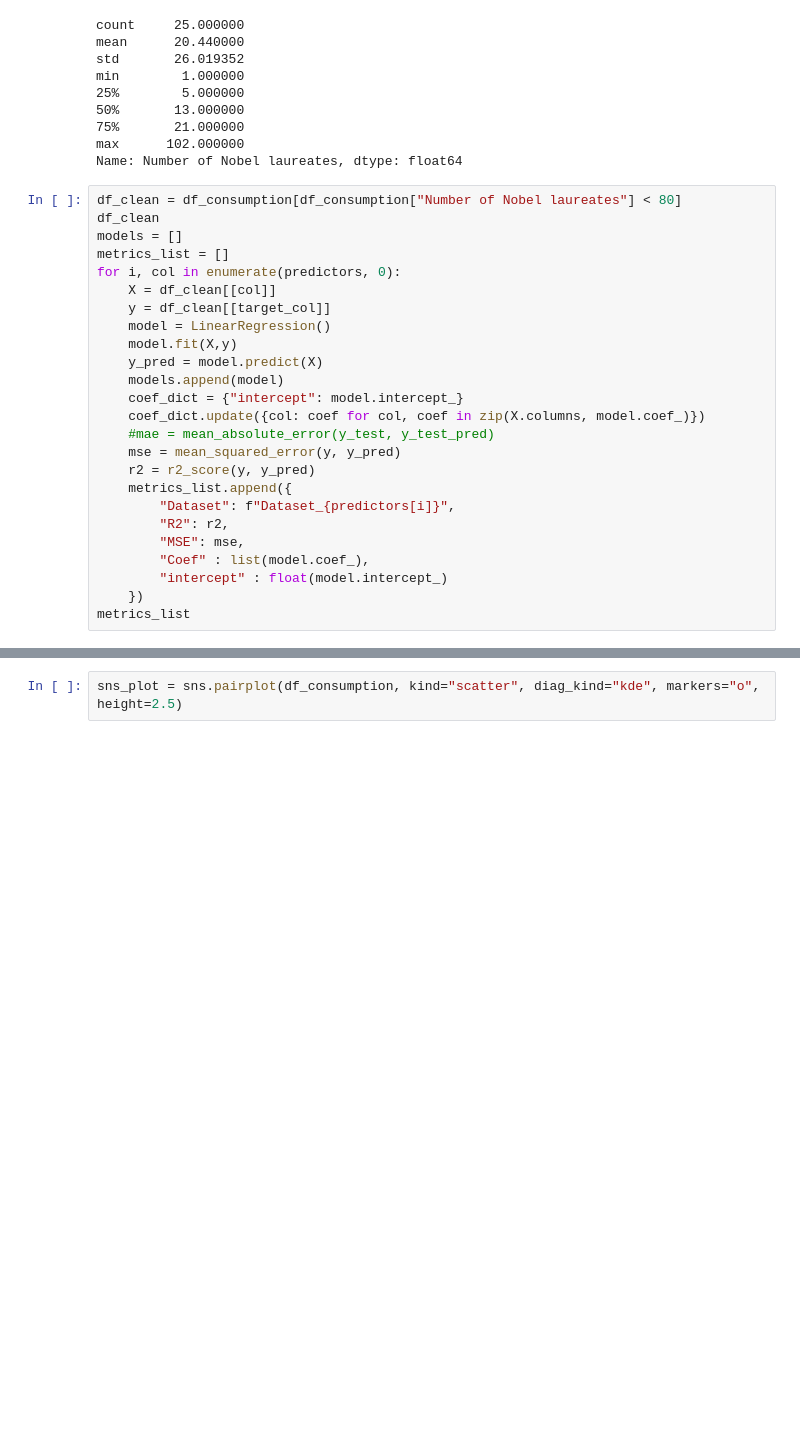
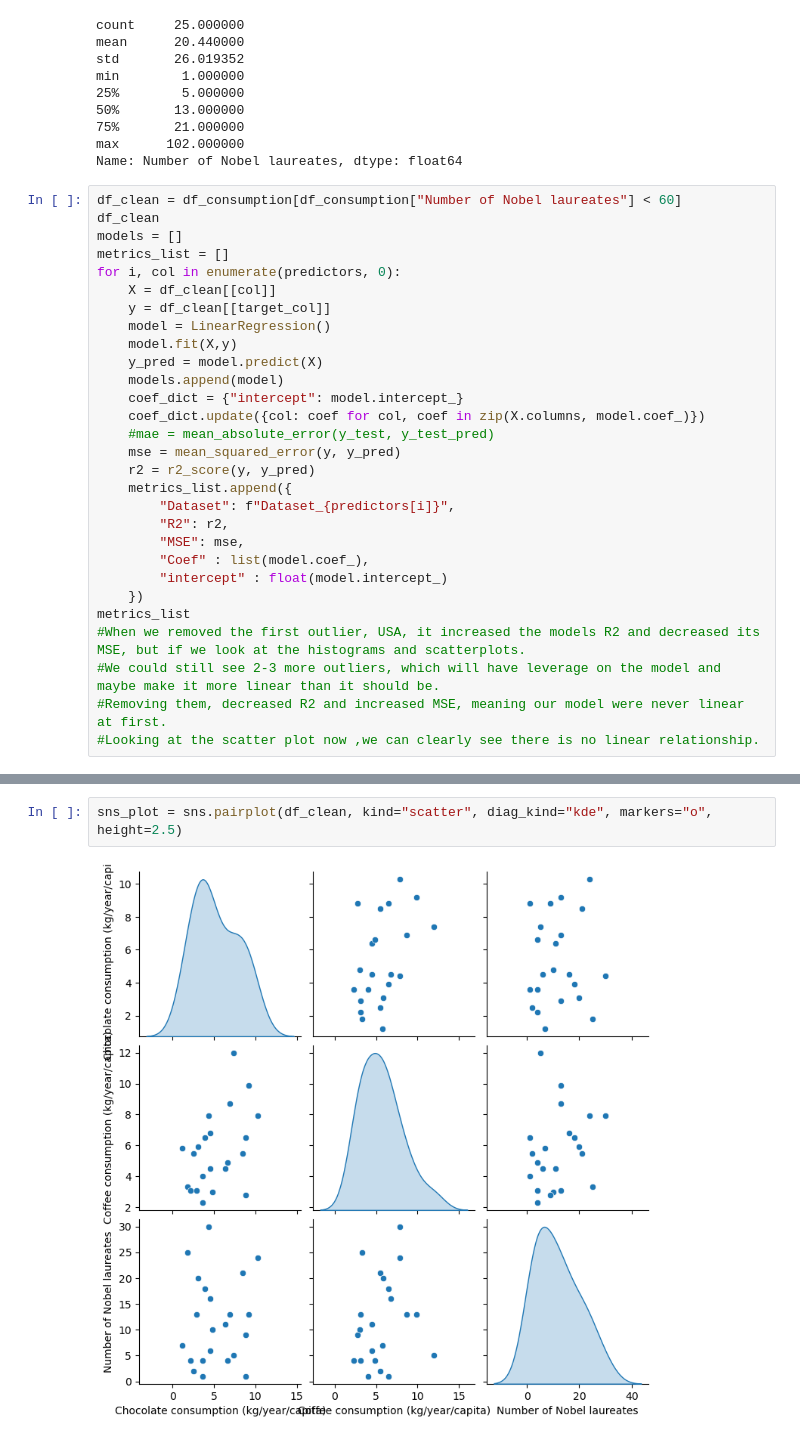
Before and after one commit to Simon-Simonsen/ML_Exercises, a Jupyter notebook: Week2_exercises-20250902/Exercises_LineaRegression_week2.ipynb, the cells around one changed output, grey strips where cells are left out. Drawn from its saved outputs; the diff is of its cells as text; blank space fills up the shorter version.

```diff
--- a/Week2_exercises-20250902/Exercises_LineaRegression_week2.ipynb
+++ b/Week2_exercises-20250902/Exercises_LineaRegression_week2.ipynb
@@ -781,7 +781,7 @@ min        1.000000
 max      102.000000
 Name: Number of Nobel laureates, dtype: float64
 # %%
-df_clean = df_consumption[df_consumption["Number of Nobel laureates"] < 80]
+df_clean = df_consumption[df_consumption["Number of Nobel laureates"] < 60]
 df_clean
 models = []
 metrics_list = []
@@ -805,5 +805,9 @@ for i, col in enumerate(predictors, 0):
         "intercept" : float(model.intercept_)
     })
 metrics_list
+#When we removed the first outlier, USA, it increased the models R2 and decreased its MSE, but if we look at the histograms and scatterplots.
+#We could still see 2-3 more outliers, which will have leverage on the model and maybe make it more linear than it should be.
+#Removing them, decreased R2 and increased MSE, meaning our model were never linear at first.
+#Looking at the scatter plot now ,we can clearly see there is no linear relationship.
 # %% [output]
 [{'Dataset': 'Dataset_Chocolate consumption (kg/year/capita)',
@@ -819,2 +823,4 @@ metrics_list
 # %%
-sns_plot = sns.pairplot(df_consumption, kind="scatter", diag_kind="kde", markers="o", height=2.5)
+sns_plot = sns.pairplot(df_clean, kind="scatter", diag_kind="kde", markers="o", height=2.5)
+# %% [output]
+[figure, added]
```
Also changed, not shown: parts of 1 cell of this notebook, 3 other files.
